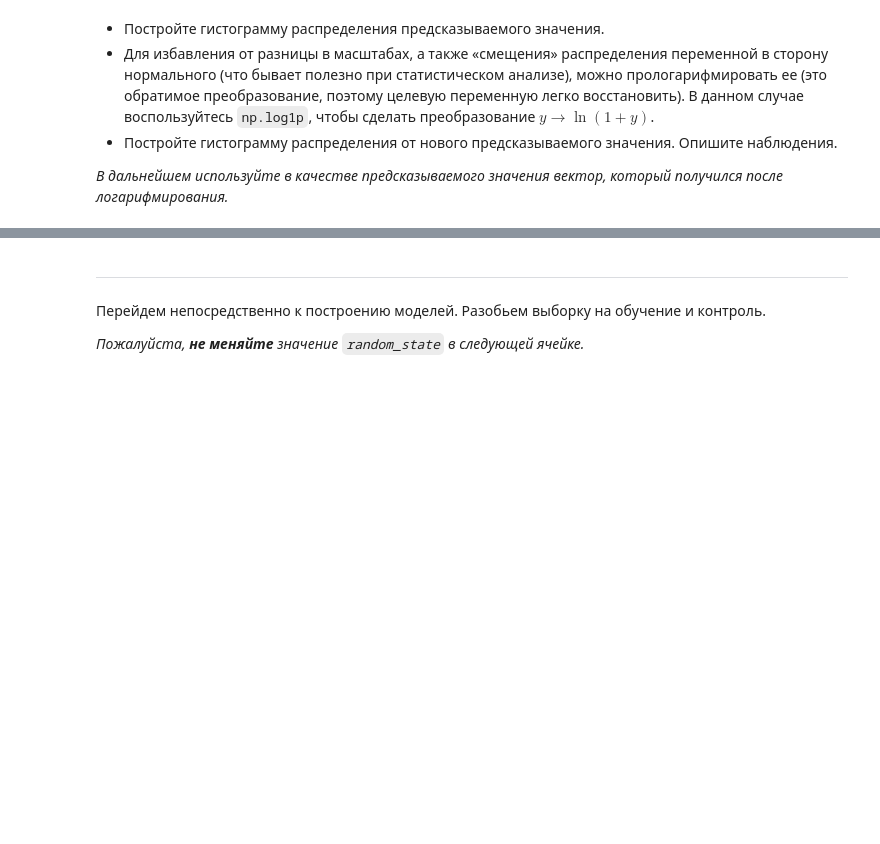
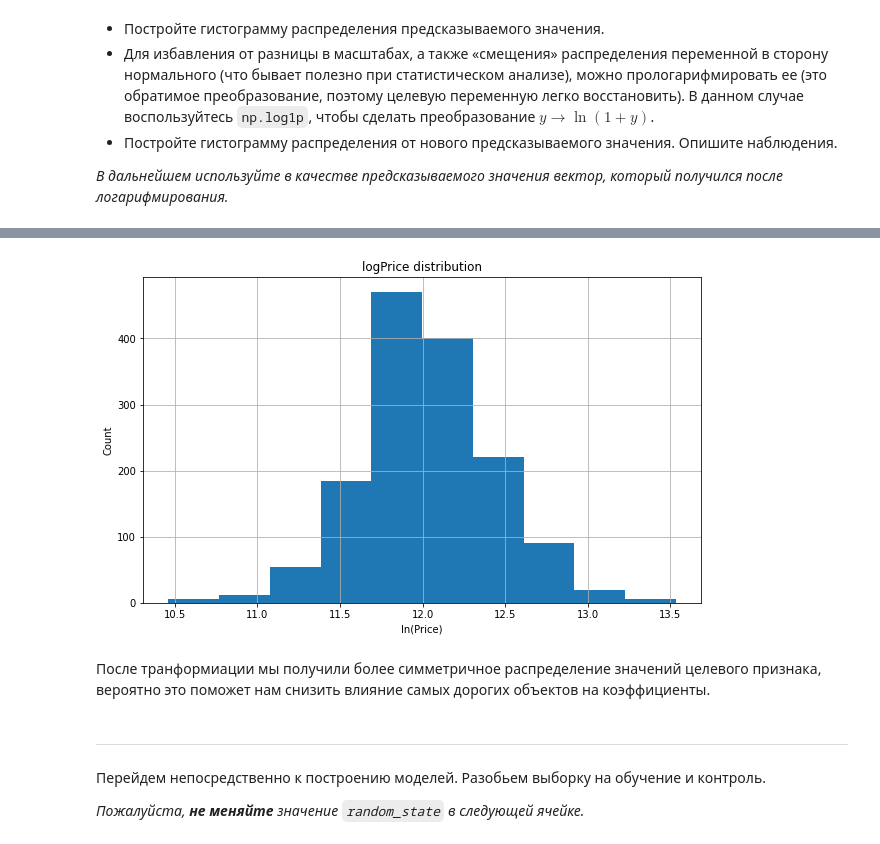
Before and after one commit to ksetdekov/ml_dpo_2021, a Jupyter notebook: hw/hw2/hw02.ipynb, the cells around one changed output, grey strips where cells are left out. Drawn from its saved outputs; the diff is of its cells as text; code cells hidden in the pictures; blank space fills up the shorter version.

```diff
--- a/hw/hw2/hw02.ipynb
+++ b/hw/hw2/hw02.ipynb
@@ -608,3 +629,16 @@ S
+# %%
+y_log = np.log1p(y)
+plt.figure(figsize=(10, 6))
+plt.hist(y_log)
+plt.title('logPrice distribution')
+plt.xlabel('ln(Price)')
+plt.ylabel('Count')
+plt.grid()
+plt.show()
+# %% [output]
+[figure, added]
+# %% [markdown]
+После транформиации мы получили более симметричное распределение значений целевого признака, вероятно это поможет нам снизить влияние самых дорогих объектов на коэффициенты.
 # %% [markdown]
 ---
 Перейдем непосредственно к построению моделей. Разобьем выборку на обучение и контроль.
```
Also changed, not shown: parts of 20 cells of this notebook.
